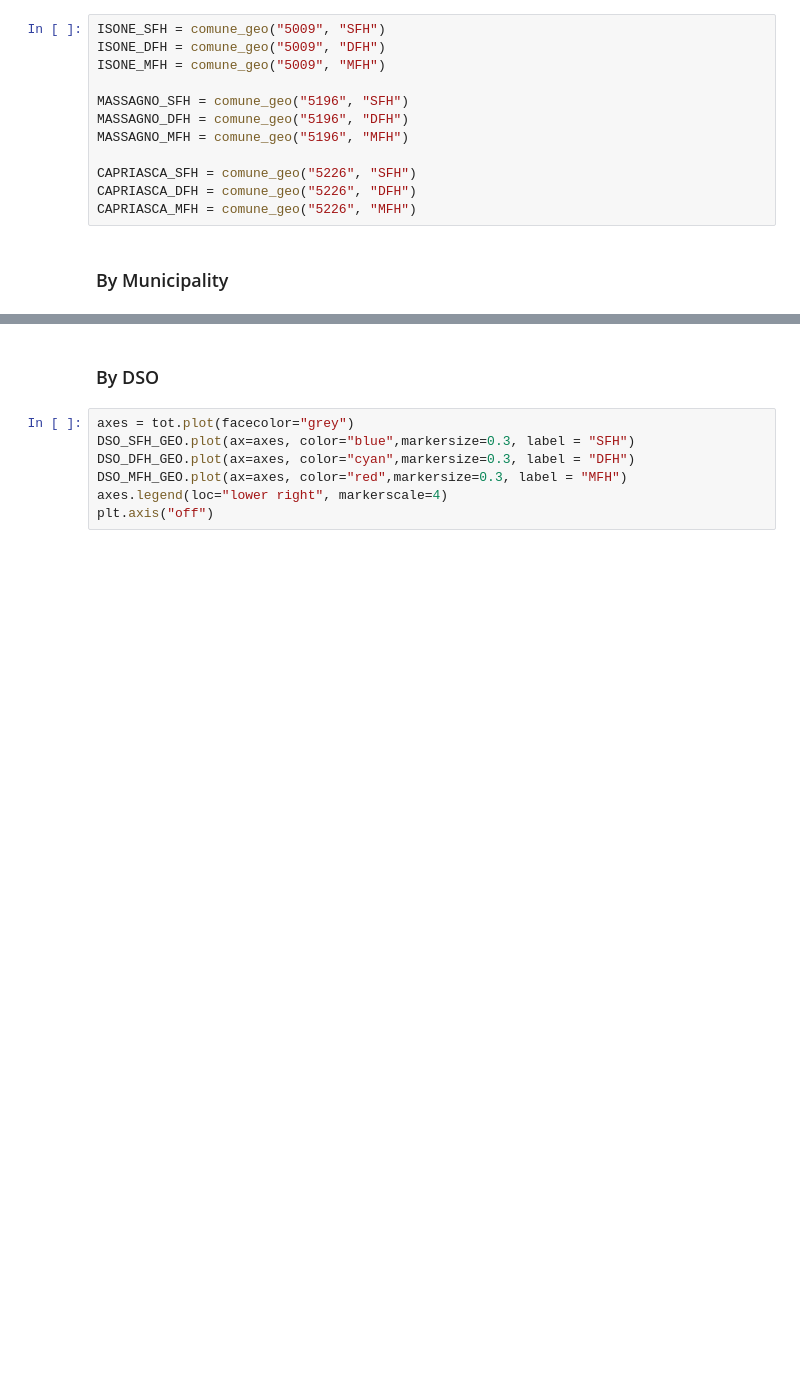
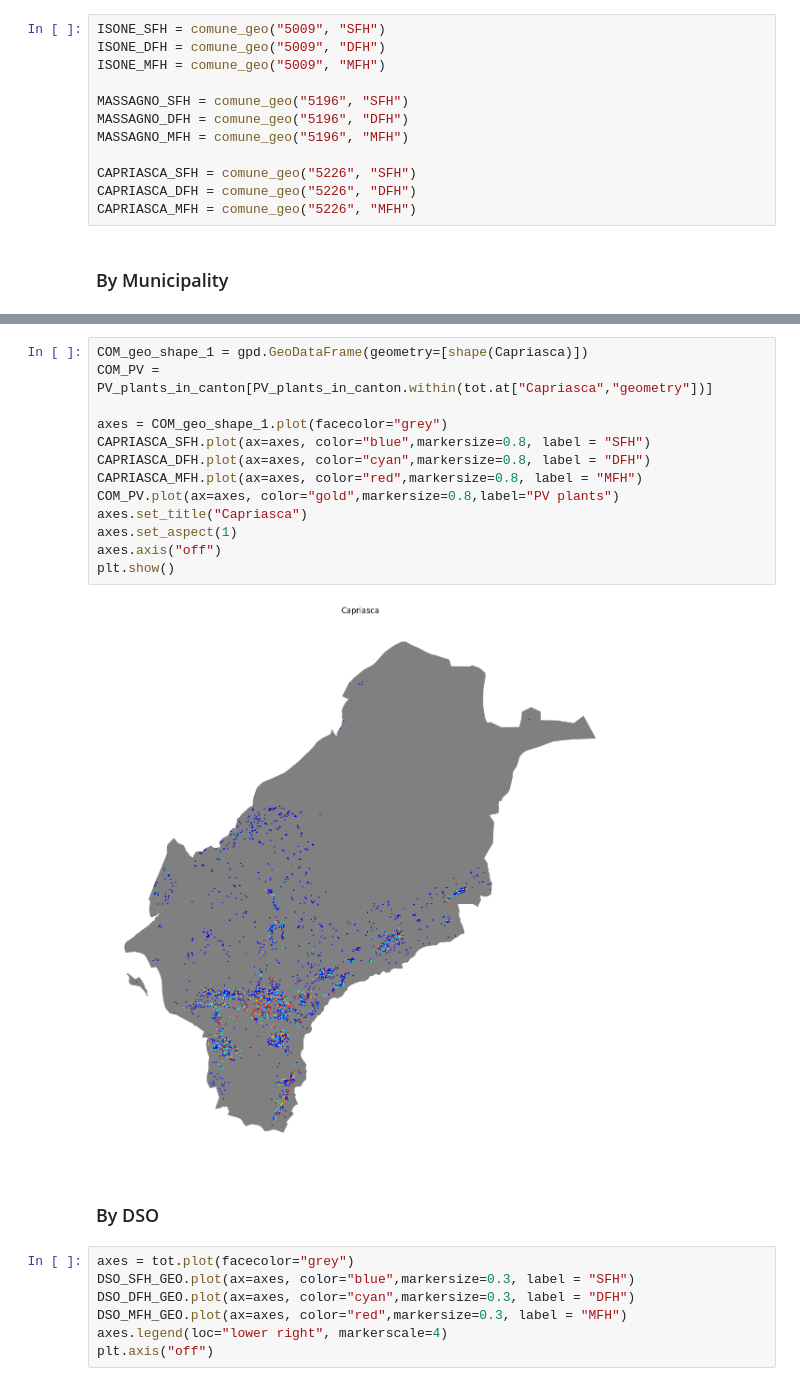
Before and after one commit to supsi-dacd-isaac/ace-simulator, a Jupyter notebook: scripts/AEM_RES.ipynb, the cells around one changed output, grey strips where cells are left out. Saved outputs shown, nothing was run; the diff lists cells and outputs as text; blank space fills up the shorter version.

```diff
--- a/scripts/AEM_RES.ipynb
+++ b/scripts/AEM_RES.ipynb
@@ -257,3 +297,18 @@ axis3.axis("off")
+# %%
+COM_geo_shape_1 = gpd.GeoDataFrame(geometry=[shape(Capriasca)])
+COM_PV = PV_plants_in_canton[PV_plants_in_canton.within(tot.at["Capriasca","geometry"])]
+
+axes = COM_geo_shape_1.plot(facecolor="grey")
+CAPRIASCA_SFH.plot(ax=axes, color="blue",markersize=0.8, label = "SFH")
+CAPRIASCA_DFH.plot(ax=axes, color="cyan",markersize=0.8, label = "DFH")
+CAPRIASCA_MFH.plot(ax=axes, color="red",markersize=0.8, label = "MFH")
+COM_PV.plot(ax=axes, color="gold",markersize=0.8,label="PV plants")
+axes.set_title("Capriasca")
+axes.set_aspect(1)
+axes.axis("off")
+plt.show()
+# %% [output]
+[figure, added]
 # %% [markdown]
 ### By DSO
 # %%
```
Also changed, not shown: parts of 3 cells of this notebook, 1 other file.
